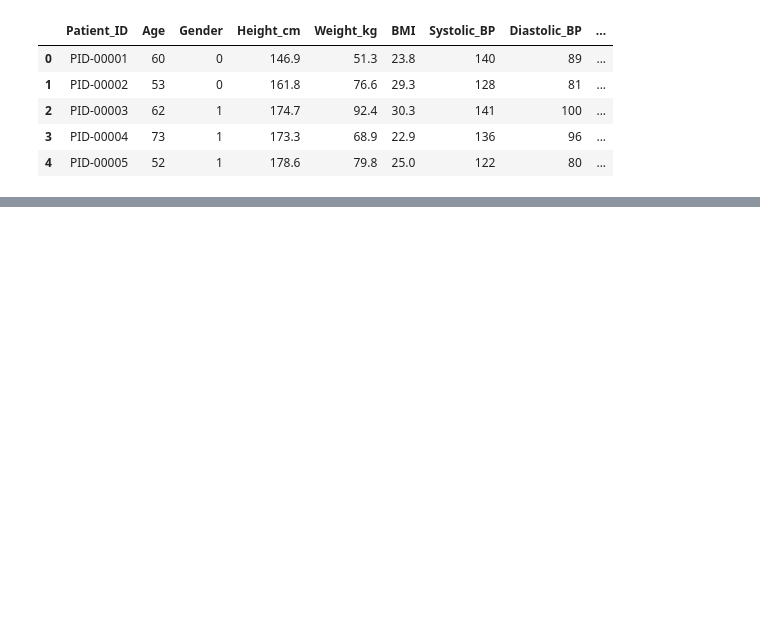
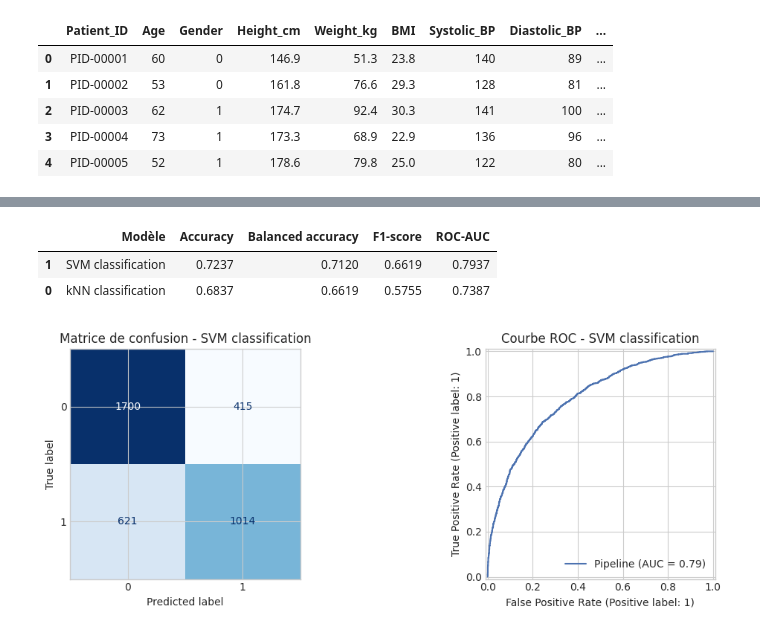
Before and after one commit to corentinbrand/ML-project, a Jupyter notebook: analyses_python/kNN_SVM_gus.ipynb, the cells around one changed output, grey strips where cells are left out. Saved outputs shown, nothing was run; the diff lists cells and outputs as text; code cells hidden in the pictures; blank space fills up the shorter version.

```diff
--- a/analyses_python/kNN_SVM_gus.ipynb
+++ b/analyses_python/kNN_SVM_gus.ipynb
@@ -1117,0 +335,41 @@ Ce type d'analyse est donc moins une recherche du modèle "magique" qu'un travai
+# %%
+classification_models = {
+    'kNN classification': knn_clf_search.best_estimator_,
+    'SVM classification': svc_search.best_estimator_,
+}
+
+classification_results = []
+for name, model in classification_models.items():
+    y_pred = model.predict(Xc_test)
+    if hasattr(model, 'predict_proba'):
+        y_score = model.predict_proba(Xc_test)[:, 1]
+    else:
+        y_score = model.decision_function(Xc_test)
+    classification_results.append({
+        'Modèle': name,
+        'Accuracy': round(accuracy_score(yc_test, y_pred), 4),
+        'Balanced accuracy': round(balanced_accuracy_score(yc_test, y_pred), 4),
+        'F1-score': round(f1_score(yc_test, y_pred), 4),
+        'ROC-AUC': round(roc_auc_score(yc_test, y_score), 4),
+    })
+
+classification_results = pd.DataFrame(classification_results).sort_values('Balanced accuracy', ascending=False)
+classification_results
+# %% [output]
+|  | Modèle | Accuracy | Balanced accuracy | F1-score | ROC-AUC |
+| 1 | SVM classification | 0.7237 | 0.7120 | 0.6619 | 0.7937 |
+| 0 | kNN classification | 0.6837 | 0.6619 | 0.5755 | 0.7387 |
+# %%
+best_clf_name = classification_results.iloc[0]['Modèle']
+best_clf = classification_models[best_clf_name]
+
+fig, axes = plt.subplots(1, 2, figsize=(12, 4))
+ConfusionMatrixDisplay.from_estimator(best_clf, Xc_test, yc_test, cmap='Blues', colorbar=False, ax=axes[0])
+axes[0].set_title(f'Matrice de confusion - {best_clf_name}')
+
+RocCurveDisplay.from_estimator(best_clf, Xc_test, yc_test, ax=axes[1])
+axes[1].set_title(f'Courbe ROC - {best_clf_name}')
+plt.tight_layout()
+plt.show()
+# %% [output]
+[figure, added]
```
Also changed, not shown: parts of 81 cells of this notebook.
